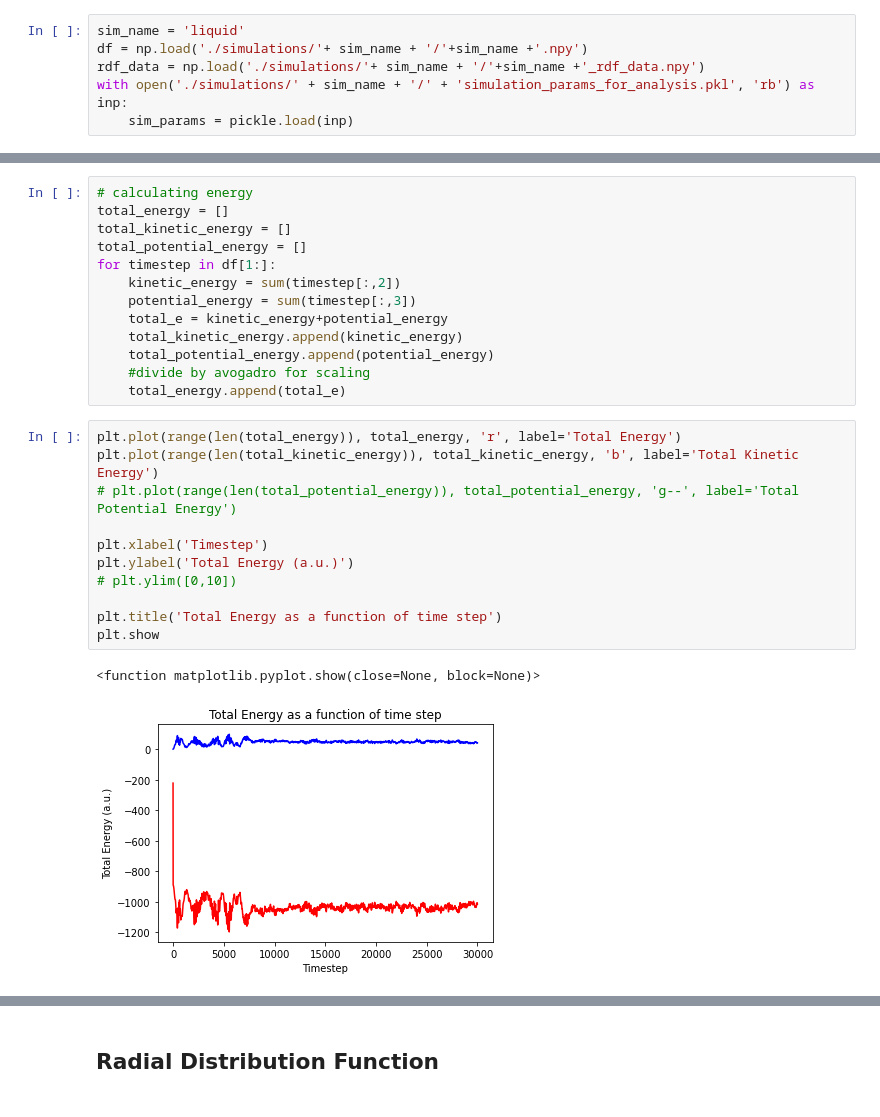
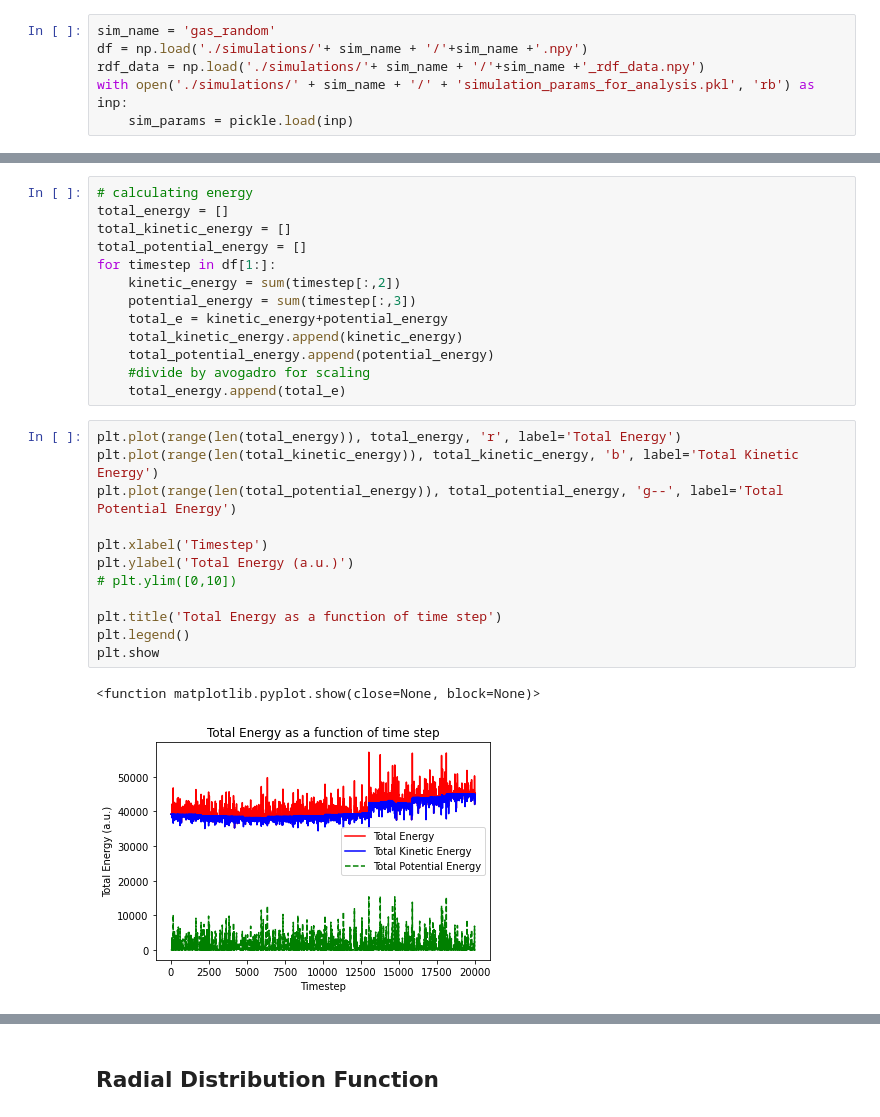
Before and after one commit to tiaanstals/PHYS2923_SSP, a Jupyter notebook: Tracking_Thermodynamic_Quantities.ipynb, the cells around one changed output, grey strips where cells are left out. Cells and saved outputs as stored; diff of their text form.

```diff
--- a/Tracking_Thermodynamic_Quantities.ipynb
+++ b/Tracking_Thermodynamic_Quantities.ipynb
@@ -10,7 +10,7 @@ from math import sqrt
 * To load data, set the `sim_name` property which will gather output data from `./simulations/<sim_name>`
 * This means the simulation needs to have run before you can analyse the data
 # %%
-sim_name = 'liquid'
+sim_name = 'gas_random'
 df = np.load('./simulations/'+ sim_name + '/'+sim_name +'.npy')
 rdf_data = np.load('./simulations/'+ sim_name + '/'+sim_name +'_rdf_data.npy')
 with open('./simulations/' + sim_name + '/' + 'simulation_params_for_analysis.pkl', 'rb') as inp:
@@ -116,17 +130,18 @@ for timestep in df[1:]:
 # %%
 plt.plot(range(len(total_energy)), total_energy, 'r', label='Total Energy')
 plt.plot(range(len(total_kinetic_energy)), total_kinetic_energy, 'b', label='Total Kinetic Energy')
-# plt.plot(range(len(total_potential_energy)), total_potential_energy, 'g--', label='Total Potential Energy')
+plt.plot(range(len(total_potential_energy)), total_potential_energy, 'g--', label='Total Potential Energy')
 
 plt.xlabel('Timestep')
 plt.ylabel('Total Energy (a.u.)')
 # plt.ylim([0,10])
 
 plt.title('Total Energy as a function of time step')
+plt.legend()
 plt.show
 # %% [output]
 <function matplotlib.pyplot.show(close=None, block=None)>
-[figure, old version]
+[figure, new version]
 # %%
 # velocity distribution
 vels = df[4][:,5]
```
Also changed, not shown: parts of 9 cells of this notebook, 1 other file.
